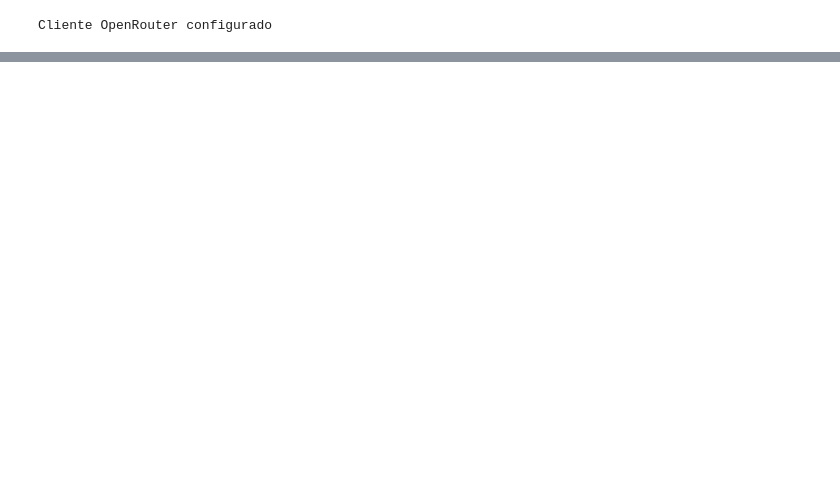
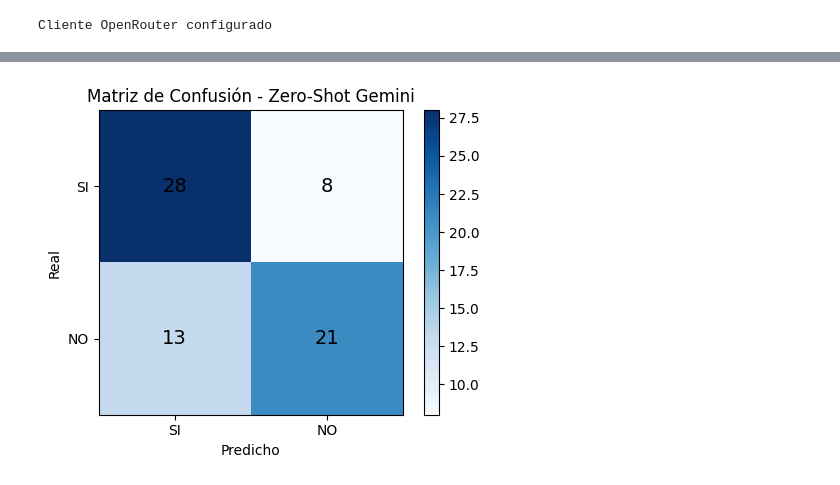
Before and after one commit to Manel-Sebastian/ProyectoFinal_CSEBDIA, a Jupyter notebook: MedSAM_GeminiAPI/Dia3/ZeroShot_GeminiAPI.ipynb, the cells around one changed output, grey strips where cells are left out. Cells and saved outputs as stored; diff of their text form; code cells hidden in the pictures; blank space fills up the shorter version.

Commit message:
feat(Gemeni-OneShot):new

```diff
--- a/MedSAM_GeminiAPI/Dia3/ZeroShot_GeminiAPI.ipynb
+++ b/MedSAM_GeminiAPI/Dia3/ZeroShot_GeminiAPI.ipynb
@@ -313,0 +259,20 @@ Guardado: resultados_zero_shot.jsonl
+# %%
+import json  # ← también reemplaza "from streamlit import json" que está mal
+
+# ---------- Seleccionar muestras (fix estructura train/test/si/no) ----------
+N = 50
+muestras = []
+for clase in ["si", "no"]:
+    imgs = (
+        list((BASE_DIR / "train" / clase).rglob("*.jpg")) +
+        list((BASE_DIR / "train" / clase).rglob("*.jpeg")) +
+        list((BASE_DIR / "train" / clase).rglob("*.png")) +
+        list((BASE_DIR / "test"  / clase).rglob("*.jpg")) +
+        list((BASE_DIR / "test"  / clase).rglob("*.jpeg")) +
+        list((BASE_DIR / "test"  / clase).rglob("*.png"))
+    )
+    print(f"Clase '{clase}': {len(imgs)} imágenes encontradas")
+    muestras += [(p, clase) for p in random.sample(imgs, min(N, len(imgs)))]
+
+random.shuffle(muestras)
+print(f"\nMuestras a clasificar: {len(muestras)}")
@@ -313,0 +571,29 @@ Guardado: resultados_zero_shot.jsonl
+# %%
+import matplotlib.pyplot as plt
+import numpy as np
+
+cm = np.array([[tp, fn],
+               [fp, tn]])
+
+fig, ax = plt.subplots(figsize=(5, 4))
+im = ax.imshow(cm, interpolation='nearest', cmap=plt.cm.Blues)
+ax.figure.colorbar(im, ax=ax)
+
+ax.set(xticks=[0, 1],
+       yticks=[0, 1],
+       xticklabels=["SI", "NO"],
+       yticklabels=["SI", "NO"],
+       title="Matriz de Confusión - Zero-Shot Gemini",
+       ylabel="Real",
+       xlabel="Predicho")
+
+# Poner los números en cada celda
+for i in range(2):
+    for j in range(2):
+        ax.text(j, i, format(cm[i, j], 'd'),
+                ha="center", va="center", color="black", fontsize=14)
+
+plt.tight_layout()
+plt.show()
+# %% [output]
+[figure, added]
```
Also changed, not shown: parts of 31 cells of this notebook.
